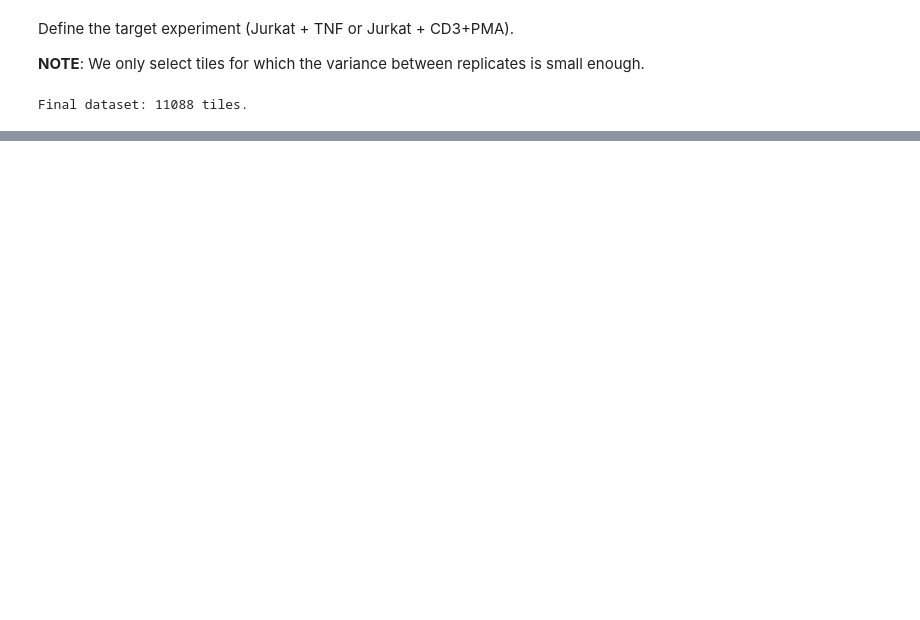
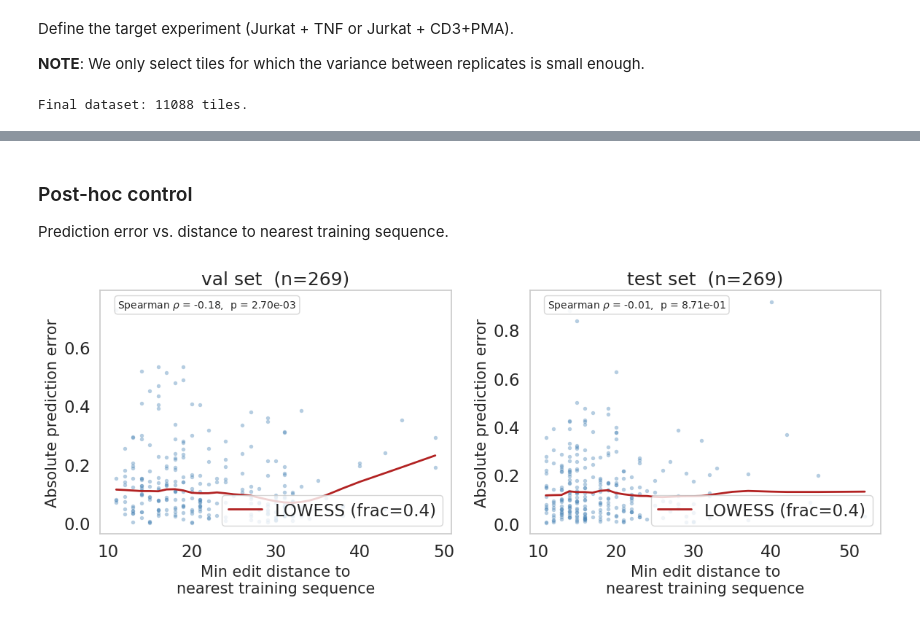
Before and after one commit to osyafinkelberg/mpra-predictor, a Jupyter notebook: notebooks/02-predict_stimulation_effect.ipynb, the cells around one changed output, grey strips where cells are left out. Cells and saved outputs as stored; diff of their text form; code cells hidden in the pictures; blank space fills up the shorter version.

```diff
--- a/notebooks/02-predict_stimulation_effect.ipynb
+++ b/notebooks/02-predict_stimulation_effect.ipynb
@@ -241,0 +399,77 @@ plt.savefig(DATA_DIR / "figures/larm_evaluation.pdf", format="pdf", bbox_inches=
+# %% [markdown]
+### Post-hoc control
+
+Prediction error vs. distance to nearest training sequence.
+# %%
+def plot_error_vs_min_train_distance(
+    tile_df: pl.DataFrame,
+    pred_col: str,
+    target_col: str,
+    split_col: str = "split_gbdt",
+    lowess_frac: float = 0.4,
+    save_path: str = "error_vs_distance.png",
+) -> None:
+    """
+    For each val/test sequence, compute its minimum strand-aware edit distance
+    to any training sequence, then scatter plot absolute prediction error
+    against that distance.
+
+    Overlays a LOWESS trend line and annotates Spearman ρ + p-value to indicate
+    whether prediction error depends on similarity to the training set.
+    """
+    train_seqs = tile_df.filter(pl.col(split_col) == "train")["sequence"].to_list()
+    rc_train   = [reverse_complement(s) for s in train_seqs]
+
+    fig, axes = plt.subplots(1, 2, figsize=(12, 5))
+
+    for ax, split in zip(axes, ["val", "test"]):
+        subset     = tile_df.filter(pl.col(split_col) == split)
+        query_seqs = subset["sequence"].to_list()
+        rc_query   = [reverse_complement(s) for s in query_seqs]
+
+        min_dists = np.array([
+            min(strand_aware_edit(q, rcq, t) for t, _ in zip(train_seqs, rc_train))
+            for q, rcq in tqdm(zip(query_seqs, rc_query),
+                               total=len(query_seqs),
+                               desc=f"Min dist to train ({split})")
+        ])
+
+        errors = np.abs(subset[pred_col].to_numpy() - subset[target_col].to_numpy())
+
+        # Scatter
+        ax.scatter(min_dists, errors, alpha=0.4, s=15,
+                   color="steelblue", linewidths=0, zorder=2)
+
+        # LOWESS trend line
+        smoothed = lowess(errors, min_dists, frac=lowess_frac, return_sorted=True)
+        ax.plot(smoothed[:, 0], smoothed[:, 1],
+                color="firebrick", linewidth=2, label=f"LOWESS (frac={lowess_frac})", zorder=3)
+
+        # Spearman ρ + p-value
+        mask = np.isfinite(errors)
+        min_dists, errors = min_dists[mask], errors[mask]
+        rho, pval = spearmanr(min_dists, errors)
+        ax.annotate(
+            f"Spearman $\\rho$ = {rho:.2f},  p = {pval:.2e}",
+            xy=(0.05, 0.93), xycoords="axes fraction", fontsize=10,
+            bbox={'boxstyle': "round,pad=0.3", 'facecolor': "white", 'edgecolor': "lightgray", 'alpha': 0.9},
+        )
+
+        ax.set_xlabel("Min edit distance to\nnearest training sequence", fontsize=15)
+        ax.set_ylabel("Absolute prediction error", fontsize=15)
+        ax.set_title(f"{split} set  (n={len(errors)})")
+        ax.legend(loc="lower right")
+        ax.grid(False)
+
+    plt.tight_layout()
+    # plt.savefig(save_path, dpi=150)
+    plt.show()
+
+plot_error_vs_min_train_distance(
+    tile_df,
+    pred_col="pred_gbdt",
+    target_col=target_column,
+    save_path=DATA_DIR / "figures/larm_error_vs_distance.pdf",
+)
+# %% [output]
+[figure, added]
```
Also changed, not shown: parts of 19 cells of this notebook.
